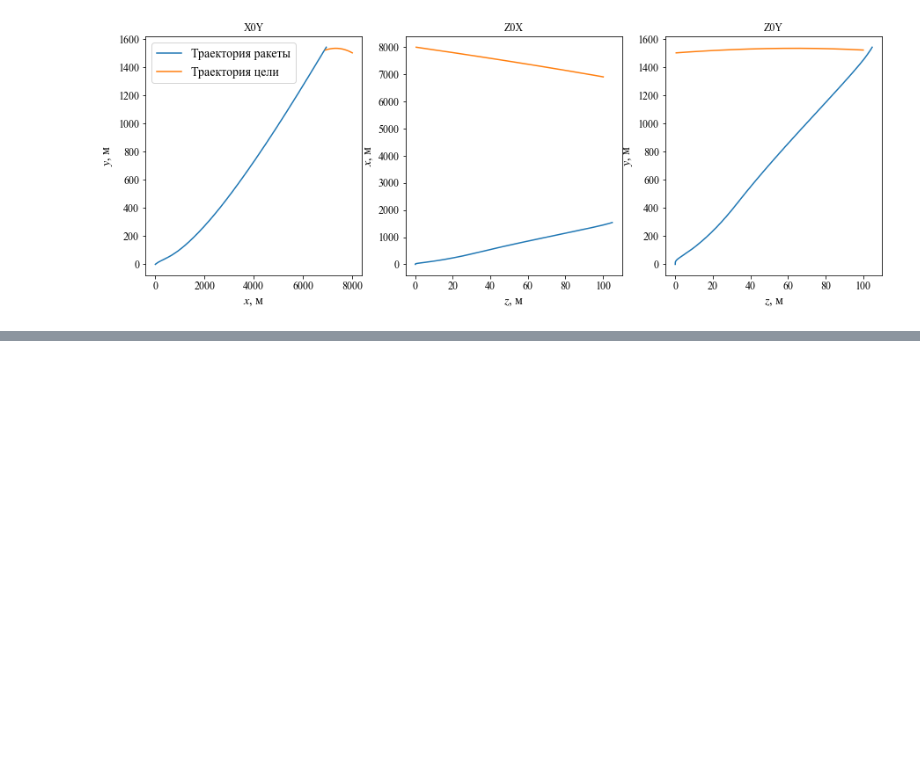
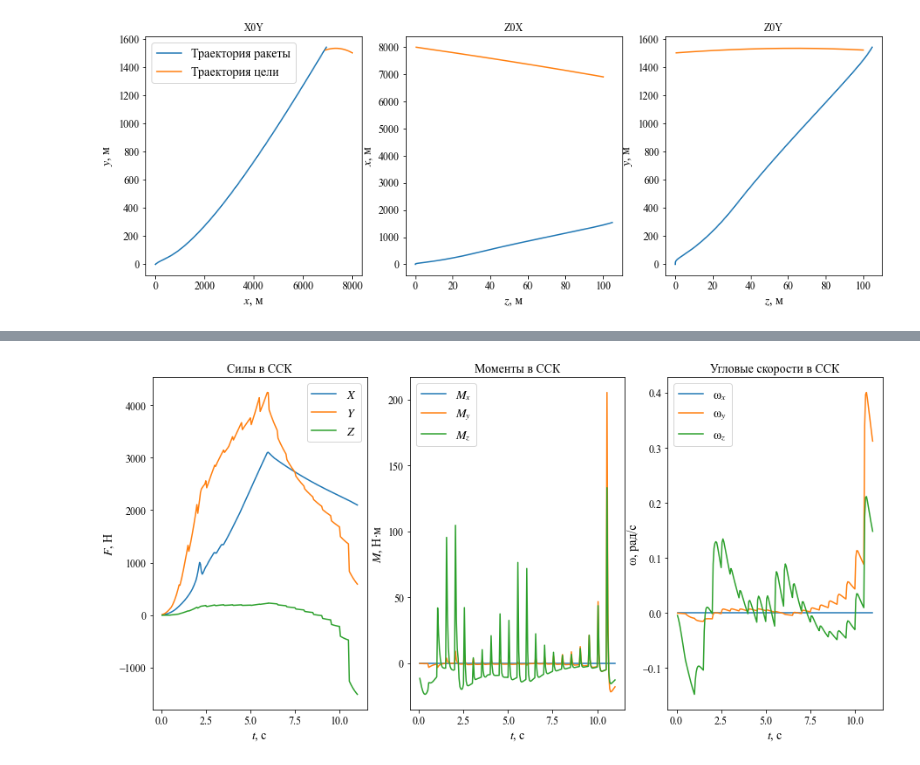
Before and after one commit to kirtis26/Missile3D, a Jupyter notebook: test.ipynb, the cells around one changed output, grey strips where cells are left out. Cells and saved outputs as stored; diff of their text form; code cells hidden in the pictures; blank space fills up the shorter version.

```diff
--- a/test.ipynb
+++ b/test.ipynb
@@ -64,0 +69,4 @@ scenario.plot_trajectory()
+# %%
+scenario.plot_forces_parameters()
+# %% [output]
+[figure, added]
```
Also changed, not shown: parts of 1 cell of this notebook.
